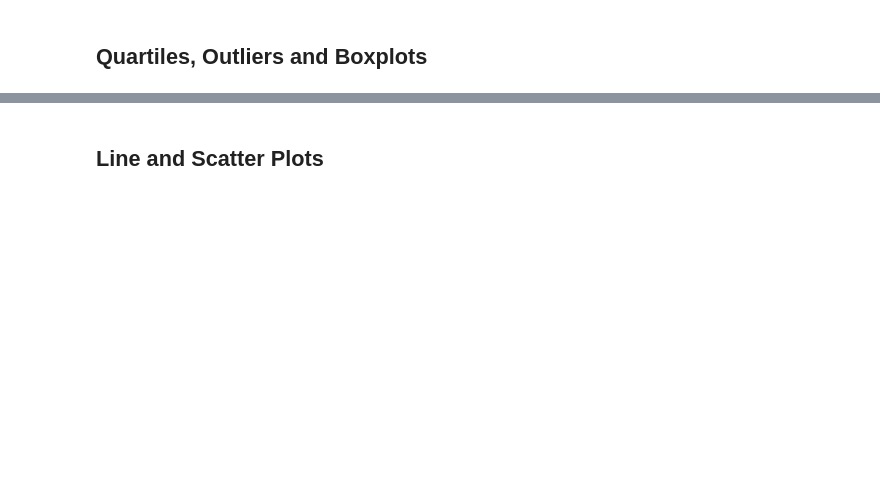
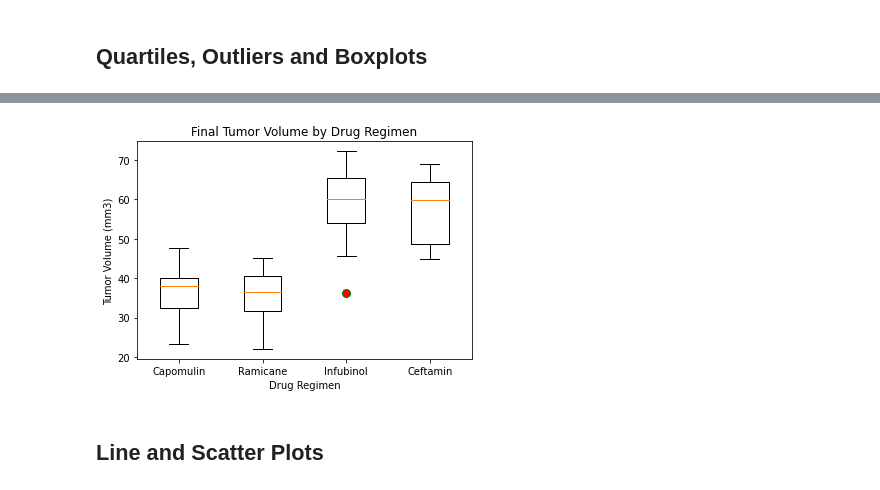
Before and after one commit to jrw99/matplotlib-challenge, a Jupyter notebook: Pymaceuticals/pymaceuticals_starter.ipynb, the cells around one changed output, grey strips where cells are left out. Saved outputs shown, nothing was run; the diff lists cells and outputs as text; code cells hidden in the pictures; blank space fills up the shorter version.

```diff
--- a/Pymaceuticals/pymaceuticals_starter.ipynb
+++ b/Pymaceuticals/pymaceuticals_starter.ipynb
@@ -193,7 +241,8 @@ Text(0.5, 1.0, 'Count of Timepoints by Drug Regimen')
 # Calculate the final tumor volume of each mouse across four of the treatment regimens:
 # Capomulin, Ramicane, Infubinol, and Ceftamin
 
+# merged_cleaned_study_data_df
+
 # Start by getting the last (greatest) timepoint for each mouse
-
-
-# Merge this group df with the original dataframe to get the tumor volume at the last timepoint
+max_timepoints_df = merged_cleaned_study_data_df.groupby('Mouse ID')['Timepoint'].max() #['Tumor Volume (mm3)']
+max_timepoints_df
@@ -218,0 +263,4 @@ Text(0.5, 1.0, 'Count of Timepoints by Drug Regimen')
+# %%
+# Merge this group df with the original dataframe to get the tumor volume at the last timepoint
+merged_df = pd.merge(max_timepoints_df, merged_cleaned_study_data_df, how='left', on=['Mouse ID', 'Timepoint'])
+merged_df
@@ -218,0 +281,11 @@ Text(0.5, 1.0, 'Count of Timepoints by Drug Regimen')
+# %%
+
+
+
+
+drug_regimen_filtered_df = merged_df.loc[(merged_df['Drug Regimen']=='Capomulin')
+                                         | (merged_df['Drug Regimen']=='Ramicane')
+                                         | (merged_df['Drug Regimen']=='Infubinol')
+                                         | (merged_df['Drug Regimen']=='Ceftamin')]
+
+drug_regimen_filtered_df
@@ -219,2 +397,16 @@ Text(0.5, 1.0, 'Count of Timepoints by Drug Regimen')
+# %%
+# Generate a box plot of the final tumor volume of each mouse across four regimens of interest
+
+tumor_vol_list = [drug_regimen_filtered_df.loc[(drug_regimen_filtered_df['Drug Regimen']==r)]['Tumor Volume (mm3)'] for r in regimens_list]
+fig1, ax1 = plt.subplots()
+ax1.set_title('Final Tumor Volume by Drug Regimen')
+ax1.set_xlabel('Drug Regimen')
+ax1.set_ylabel('Tumor Volume (mm3)')
+flierprops = dict(marker='o', markerfacecolor='r', markersize=8, linestyle='none', markeredgecolor='g')
+ax1.boxplot(tumor_vol_list, flierprops=flierprops )
+plt.xticks([1,2,3,4], regimens_list)
+plt.show()
+# %% [output]
+[figure, added]
 # %% [markdown]
 ## Line and Scatter Plots
```
Also changed, not shown: parts of 24 cells of this notebook.
